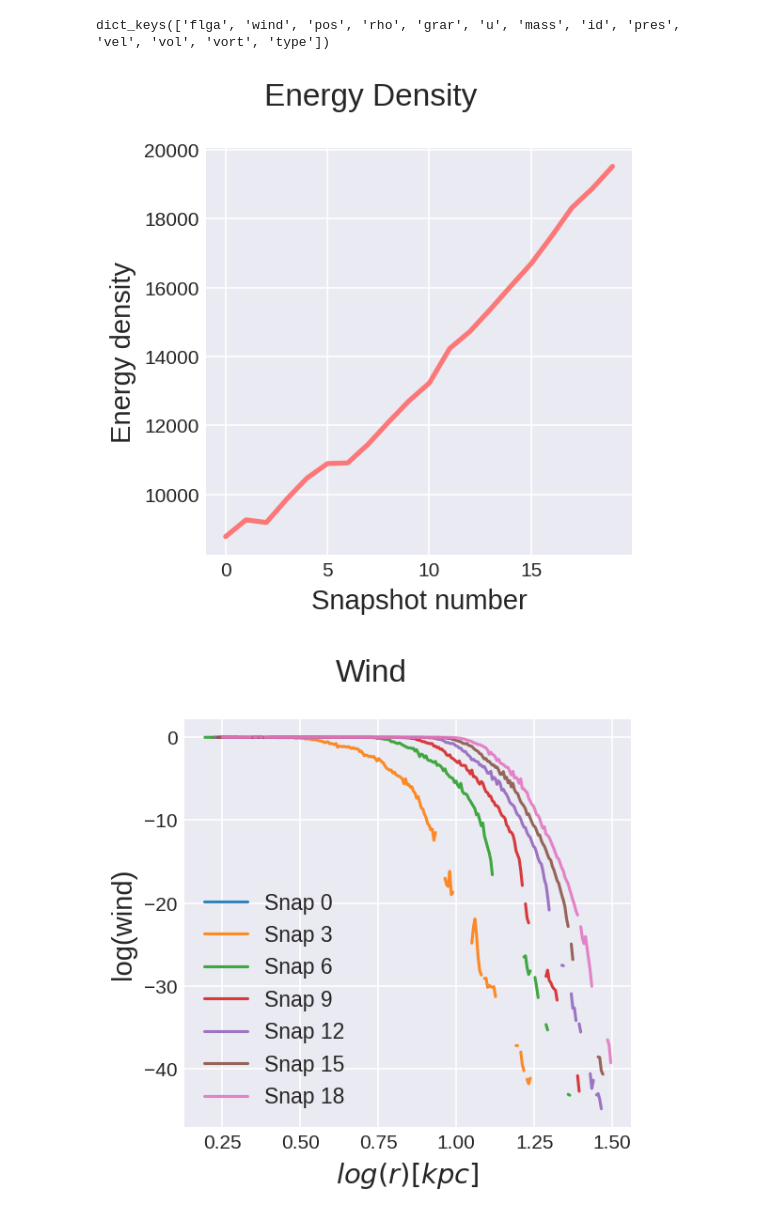
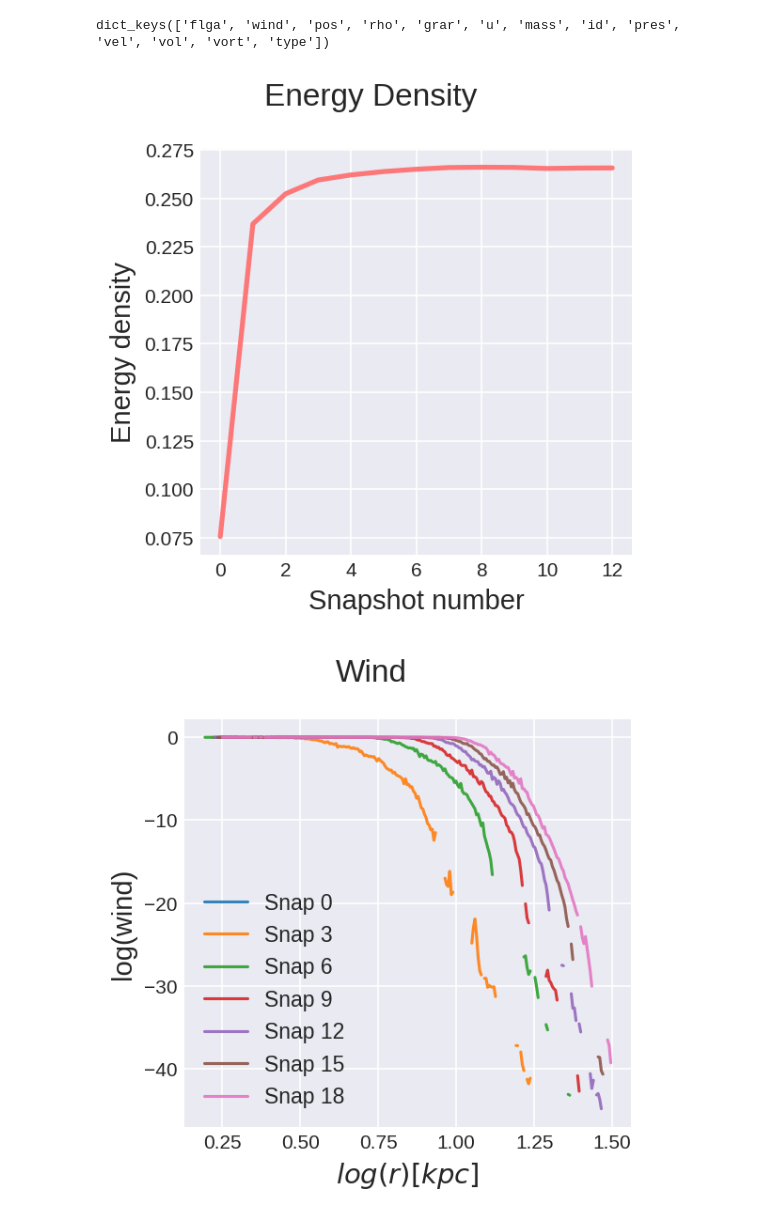
Before and after one commit to rionnazareth/snap-plotting, a Jupyter notebook: gascloudtest1d.ipynb, the cells around one changed output. Drawn from its saved outputs; the diff is of its cells as text; code cells hidden in the pictures.

```diff
--- a/gascloudtest1d.ipynb
+++ b/gascloudtest1d.ipynb
@@ -26,35 +26,35 @@ dict_keys(['flga', 'wind', 'pos', 'rho', 'grar', 'u', 'mass', 'id', 'pres', 'vel
 # %%
 
 
 # Common parameters
 center = [500,500,500]
 box = [1000, 1000]
 axes_plot = [0, 2]  # x-z plane
 res = 512
 
-o  = arun.Run(snappath='/cosma8/data/dp317/dc-naza3/gasCloudNfw/output', snapbase="snap_")
+o  = arun.Run(snappath='/cosma8/data/dp317/dc-naza3/gasCloudNfw/output2', snapbase="snap_")
 # Top row - rho, ne, u
 # Density (rho)
-numsnaps = 20
+numsnaps = 13
 U = []
 for i in range(numsnaps):
     s  = o.loadSnap(snapnum=i)
-    U.append(s.u.mean())
+    U.append(((s.u)*(s.mass)).mean())
 
 U = np.array(U)
 plt.style.use('seaborn-v0_8-darkgrid')
 fig, ax = plt.subplots(figsize=(4, 4), dpi=150)
 
 # Plot lines
 ax.plot(range(numsnaps), U, linewidth=2.5, color='#FF6B6B', alpha=0.9)
 plt.ylabel(r'Energy density', fontsize=14)
 plt.xlabel(r'Snapshot number', fontsize=14)
 fig.suptitle('Energy Density', fontsize=16)
 
 plt.tight_layout()
 plt.show()
 # %% [output]
-[figure, old version]
+[figure, new version]
 # %%
 def rvsval(value='rho', snappath='', num=0, nbins=100):
 
```
Also changed, not shown: 5 other files.
